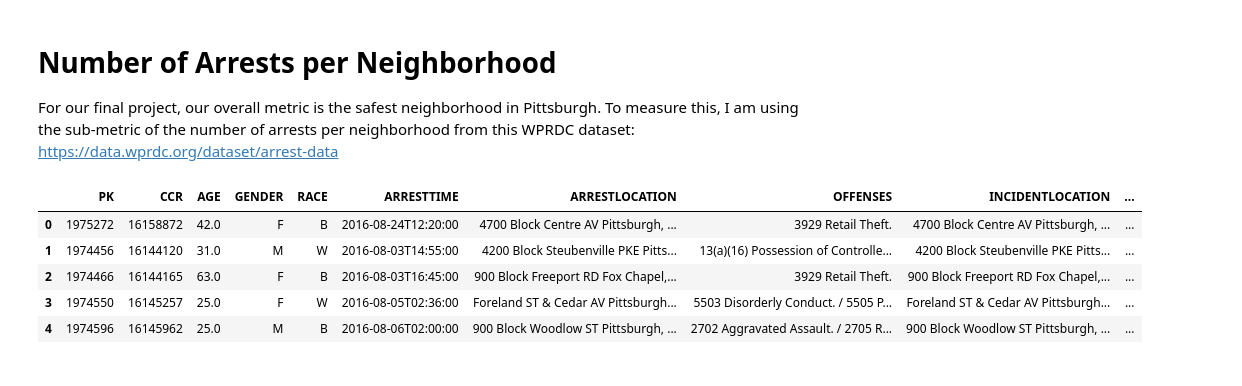
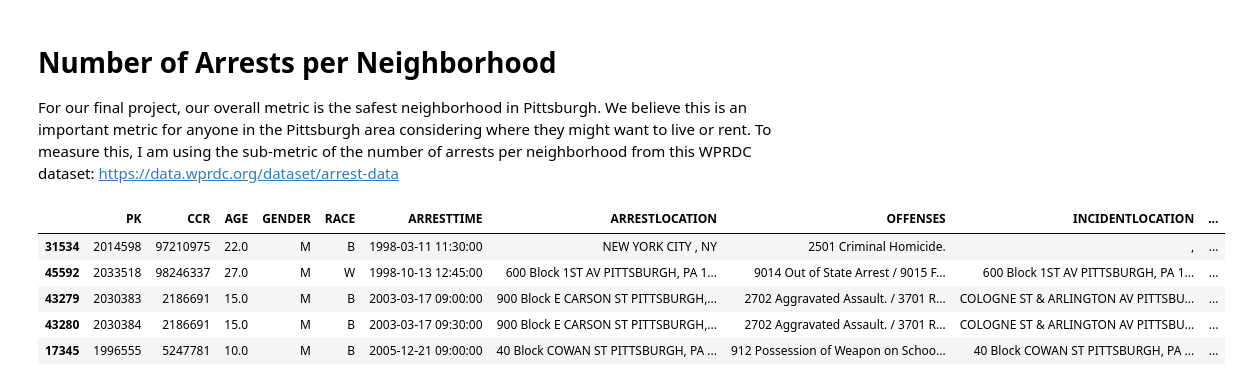
Before and after one commit to vrr11/CMPINF0010-Final-Project, a Jupyter notebook: Vivek.ipynb, the cells around one changed output. Cells and saved outputs as stored; diff of their text form; code cells hidden in the pictures.

```diff
--- a/Vivek.ipynb
+++ b/Vivek.ipynb
@@ -1,7 +1,7 @@
 # %% [markdown]
 # Number of Arrests per Neighborhood
 
-For our final project, our overall metric is the safest neighborhood in Pittsburgh. To measure this, I am using the sub-metric of the number of arrests per neighborhood from this WPRDC dataset: https://data.wprdc.org/dataset/arrest-data
+For our final project, our overall metric is the safest neighborhood in Pittsburgh. We believe this is an important metric for anyone in the Pittsburgh area considering where they might want to live or rent. To measure this, I am using the sub-metric of the number of arrests per neighborhood from this WPRDC dataset: https://data.wprdc.org/dataset/arrest-data
 # %%
 # import packages
 import pandas as pd
@@ -9,13 +9,13 @@ import numpy as np
 %matplotlib inline
 import matplotlib.pyplot as plt
 # %%
-# read in dataset
-arrests = pd.read_csv("police_arrest_data.csv")
-arrests.head(5)
+# read in dataset and parse dates as DateTime objects
+arrests = pd.read_csv("police_arrest_data.csv", parse_dates=["ARRESTTIME"])
+arrests.sort_values(by="ARRESTTIME").head(5)
 # %% [output]
 |  | PK | CCR | AGE | GENDER | RACE | ARRESTTIME | ARRESTLOCATION | OFFENSES | INCIDENTLOCATION | ... |
-| 0 | 1975272 | 16158872 | 42.0 | F | B | 2016-08-24T12:20:00 | 4700 Block Centre AV Pittsburgh, ... | 3929 Retail Theft. | 4700 Block Centre AV Pittsburgh, ... | ... |
-| 1 | 1974456 | 16144120 | 31.0 | M | W | 2016-08-03T14:55:00 | 4200 Block Steubenville PKE Pitts... | 13(a)(16) Possession of Controlle... | 4200 Block Steubenville PKE Pitts... | ... |
-| 2 | 1974466 | 16144165 | 63.0 | F | B | 2016-08-03T16:45:00 | 900 Block Freeport RD Fox Chapel,... | 3929 Retail Theft. | 900 Block Freeport RD Fox Chapel,... | ... |
-| 3 | 1974550 | 16145257 | 25.0 | F | W | 2016-08-05T02:36:00 | Foreland ST & Cedar AV Pittsburgh... | 5503 Disorderly Conduct. / 5505 P... | Foreland ST & Cedar AV Pittsburgh... | ... |
-| 4 | 1974596 | 16145962 | 25.0 | M | B | 2016-08-06T02:00:00 | 900 Block Woodlow ST Pittsburgh, ... | 2702 Aggravated Assault. / 2705 R... | 900 Block Woodlow ST Pittsburgh, ... | ... |
+| 31534 | 2014598 | 97210975 | 22.0 | M | B | 1998-03-11 11:30:00 | NEW YORK CITY , NY | 2501 Criminal Homicide. | , | ... |
+| 45592 | 2033518 | 98246337 | 27.0 | M | W | 1998-10-13 12:45:00 | 600 Block 1ST AV PITTSBURGH, PA 1... | 9014 Out of State Arrest / 9015 F... | 600 Block 1ST AV PITTSBURGH, PA 1... | ... |
+| 43279 | 2030383 | 2186691 | 15.0 | M | B | 2003-03-17 09:00:00 | 900 Block E CARSON ST PITTSBURGH,... | 2702 Aggravated Assault. / 3701 R... | COLOGNE ST & ARLINGTON AV PITTSBU... | ... |
+| 43280 | 2030384 | 2186691 | 15.0 | M | B | 2003-03-17 09:30:00 | 900 Block E CARSON ST PITTSBURGH,... | 2702 Aggravated Assault. / 3701 R... | COLOGNE ST & ARLINGTON AV PITTSBU... | ... |
+| 17345 | 1996555 | 5247781 | 10.0 | M | B | 2005-12-21 09:00:00 | 40 Block COWAN ST PITTSBURGH, PA ... | 912 Possession of Weapon on Schoo... | 40 Block COWAN ST PITTSBURGH, PA ... | ... |
```
Also changed, not shown: parts of 7 cells of this notebook.
